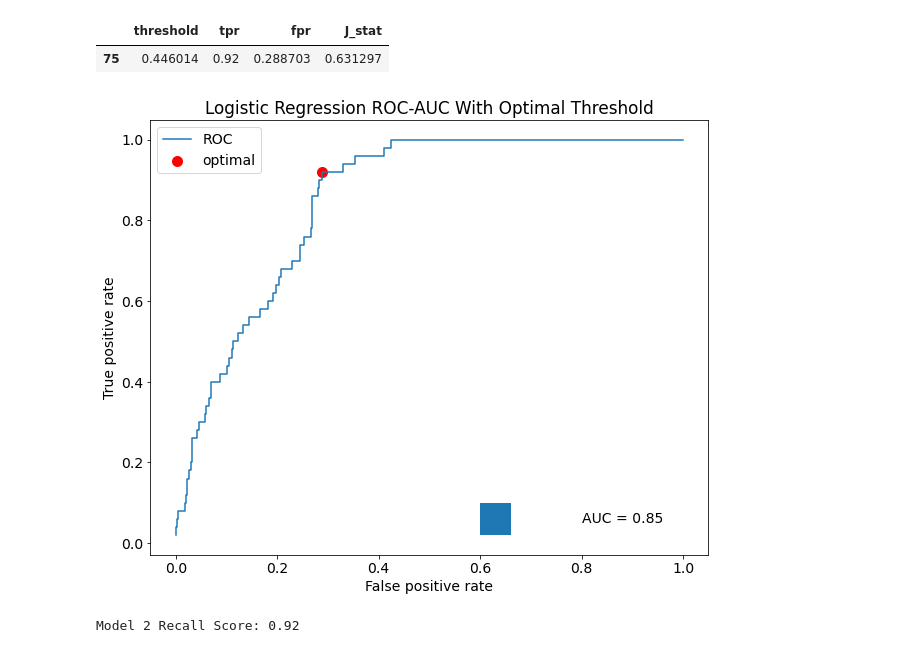
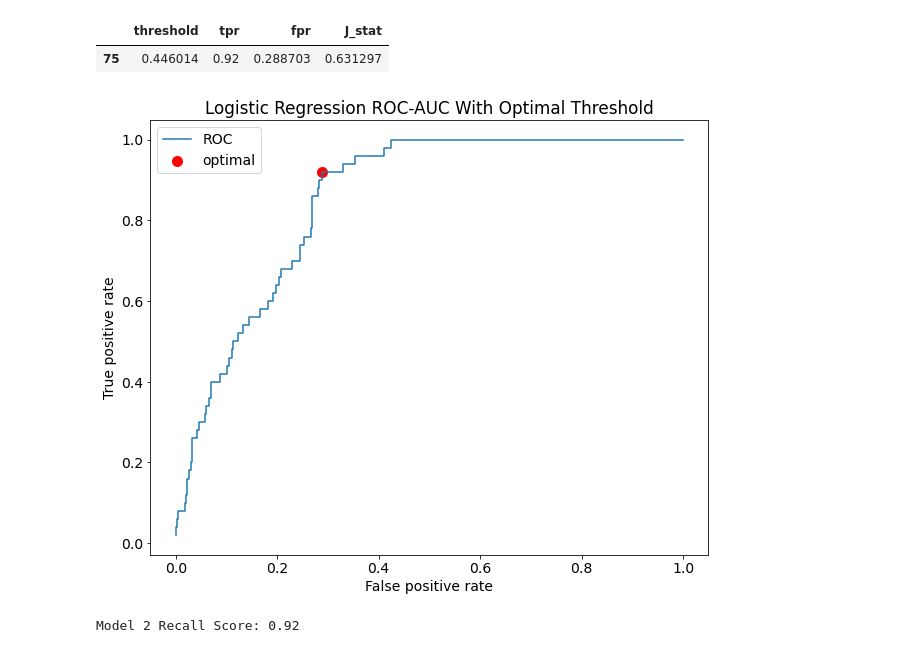
Before and after one commit to jordanate/machine-learning-classification, a Jupyter notebook: stroke-machine-learning-classification.ipynb, the cells around one changed output. Drawn from its saved outputs; the diff is of its cells as text; code cells hidden in the pictures.

Commit message:
images

```diff
--- a/stroke-machine-learning-classification.ipynb
+++ b/stroke-machine-learning-classification.ipynb
@@ -462,17 +464,17 @@ optimal_thresh
 # %%
 # Creating a visualization to mark the tpr and fpr values at the optimal threshold
 fig, ax = plt.subplots(figsize = (10,8))
 thresh_df.plot(x = 'fpr', y = 'tpr', ax = ax, label = 'ROC')
 optimal_thresh.plot.scatter(x = 'fpr', y = 'tpr', c ='r', s = 100, ax = ax, label = 'optimal' )
-ax.annotate(text = 'AUC = 0.85', xy = (0.8, .05))
-rectangle = plt.Rectangle((0.6, 0.02), 0.06, 0.08)
-plt.gca().add_patch(rectangle)
+# ax.annotate(text = 'AUC = 0.85', xy = (0.8, .05))
+# rectangle = plt.Rectangle((0.7781, 0.02), 0.2, 0.08, facecolor='none', edgecolor='black')
+# plt.gca().add_patch(rectangle)
 ax.set_ylabel('True positive rate')
 ax.set_xlabel('False positive rate')
 ax.set_title('Logistic Regression ROC-AUC With Optimal Threshold')
 plt.show()
 # %% [output]
-[figure, old version]
+[figure, new version]
 # %%
 # Calculating y predictions using the optimal threshold
 thresh = optimal_thresh['threshold'].values
```
Also changed, not shown: parts of 1 cell of this notebook, 2 other files.
